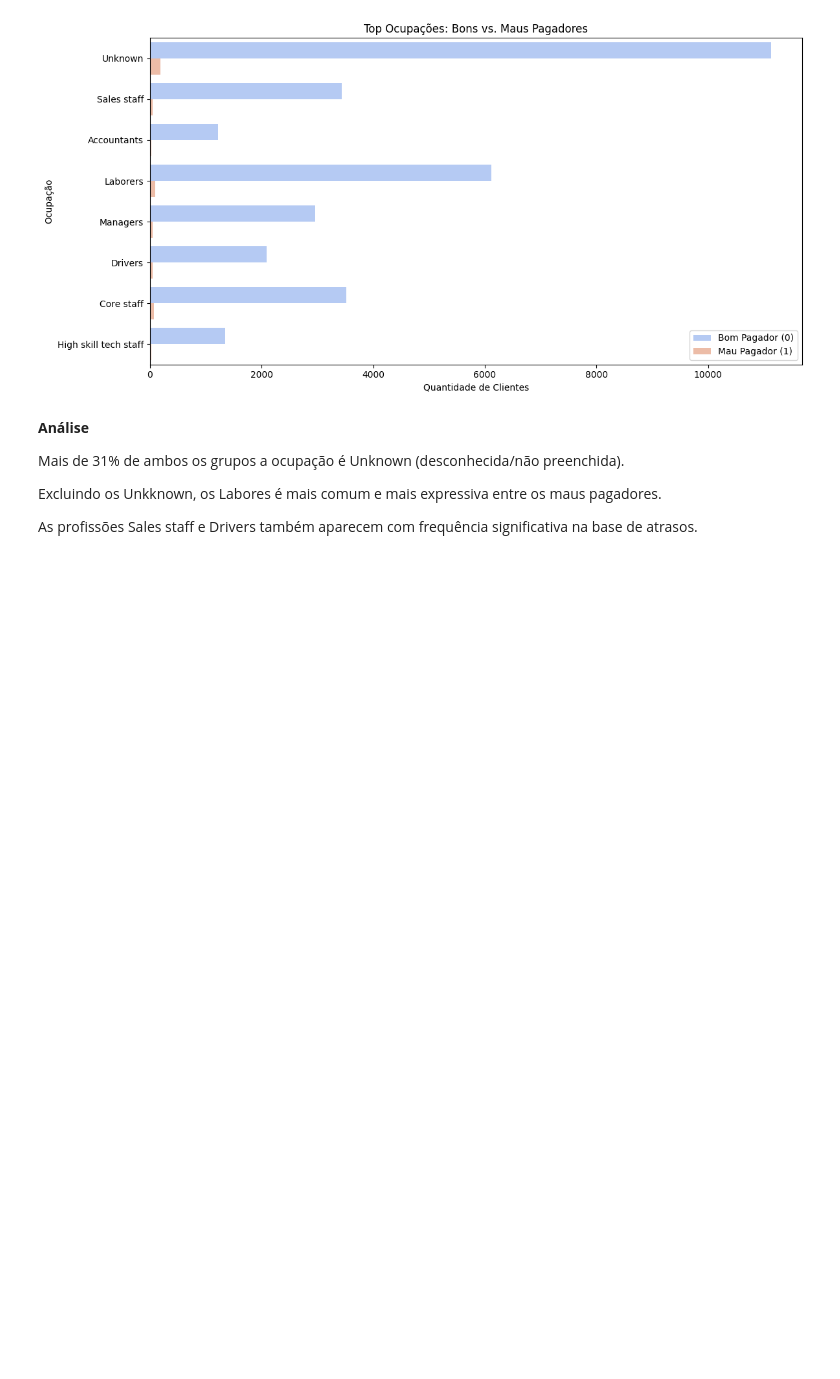
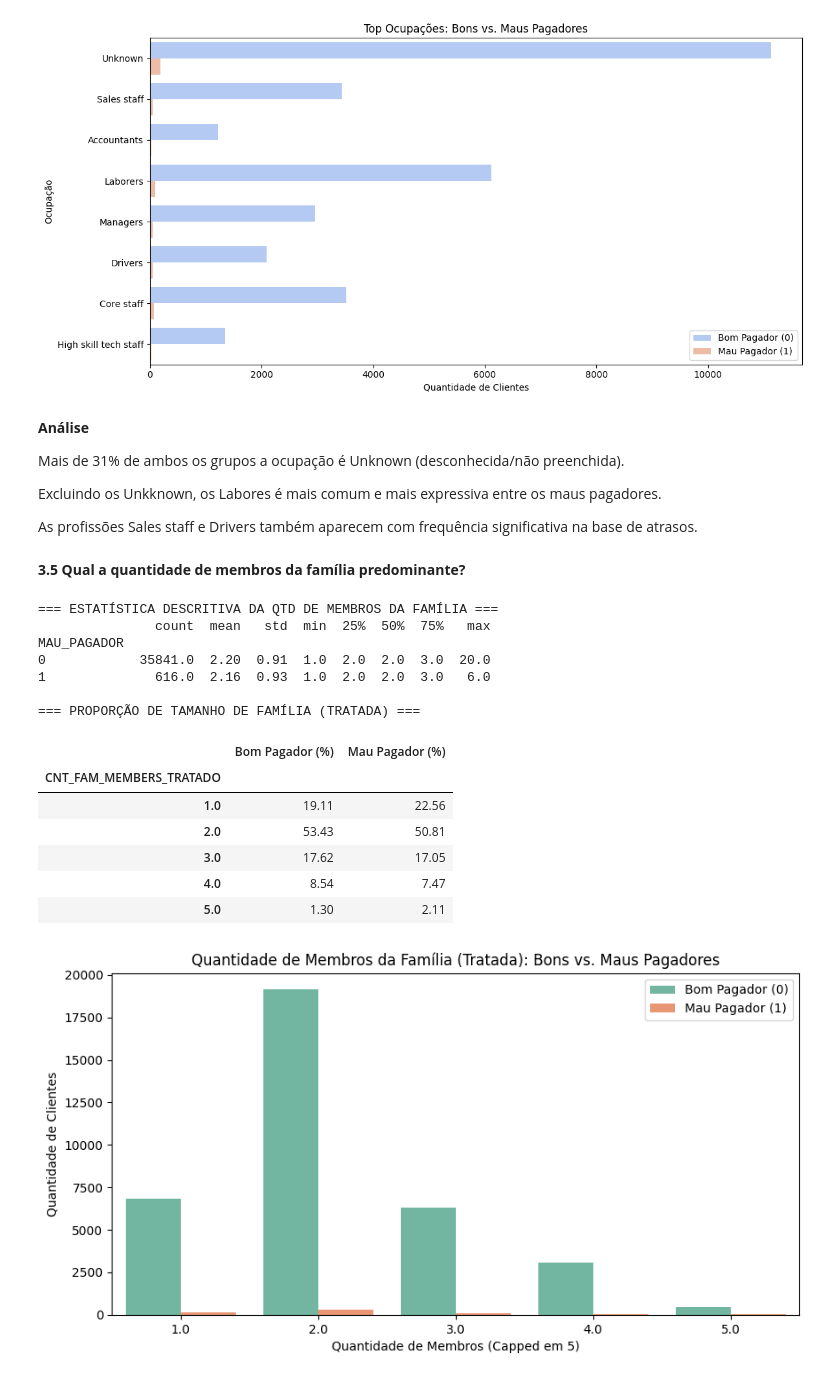
Before and after one commit to fernandinhaalmeida84/Tech_Challenge_Fase_2, a Jupyter notebook: Notebook/Untitled4.ipynb, the cells around one changed output. Drawn from its saved outputs; the diff is of its cells as text; code cells hidden in the pictures; blank space fills up the shorter version.

```diff
--- a/Notebook/Untitled4.ipynb
+++ b/Notebook/Untitled4.ipynb
@@ -772,3 +772,37 @@ Mais de 31% de ambos os grupos a ocupação é Unknown (desconhecida/não preenc
 Excluindo os Unkknown, os Labores é mais comum e mais expressiva entre os maus pagadores.
 
 As profissões Sales staff e Drivers também aparecem com frequência significativa na base de atrasos.
+# %% [markdown]
+**3.5 Qual a quantidade de membros da família predominante?**
+# %%
+print("=== ESTATÍSTICA DESCRITIVA DA QTD DE MEMBROS DA FAMÍLIA ===")
+print(df.groupby('MAU_PAGADOR')['CNT_FAM_MEMBERS'].describe().round(2))
+
+print("\n=== PROPORÇÃO DE TAMANHO DE FAMÍLIA (TRATADA) ===")
+familia_perfil = df.groupby('MAU_PAGADOR')['CNT_FAM_MEMBERS_TRATADO'].value_counts(normalize=True).unstack(level=0) * 100
+familia_perfil.columns = ['Bom Pagador (%)', 'Mau Pagador (%)']
+display(familia_perfil.round(2))
+
+plt.figure(figsize=(10, 5))
+sns.countplot(data=df, x='CNT_FAM_MEMBERS_TRATADO', hue='MAU_PAGADOR', palette='Set2')
+plt.title('Quantidade de Membros da Família (Tratada): Bons vs. Maus Pagadores')
+plt.xlabel('Quantidade de Membros (Capped em 5)')
+plt.ylabel('Quantidade de Clientes')
+plt.legend(['Bom Pagador (0)', 'Mau Pagador (1)'])
+plt.show()
+# %% [output]
+=== ESTATÍSTICA DESCRITIVA DA QTD DE MEMBROS DA FAMÍLIA ===
+               count  mean   std  min  25%  50%  75%   max
+MAU_PAGADOR
+0            35841.0  2.20  0.91  1.0  2.0  2.0  3.0  20.0
+1              616.0  2.16  0.93  1.0  2.0  2.0  3.0   6.0
+
+=== PROPORÇÃO DE TAMANHO DE FAMÍLIA (TRATADA) ===
+|  | Bom Pagador (%) | Mau Pagador (%) |
+| CNT_FAM_MEMBERS_TRATADO |  |  |
+| 1.0 | 19.11 | 22.56 |
+| 2.0 | 53.43 | 50.81 |
+| 3.0 | 17.62 | 17.05 |
+| 4.0 | 8.54 | 7.47 |
+| 5.0 | 1.30 | 2.11 |
+[figure, added]
```
Also changed, not shown: parts of 1 cell of this notebook.
